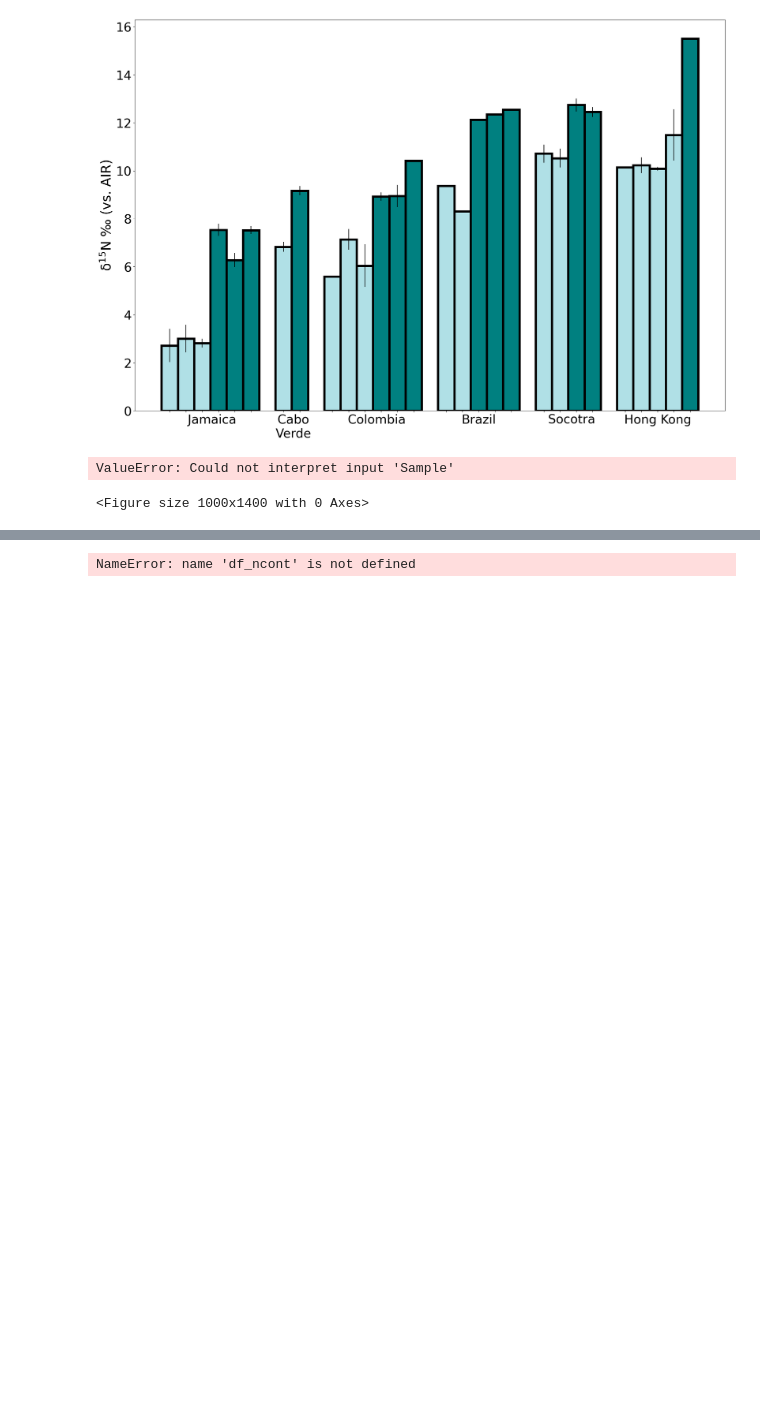
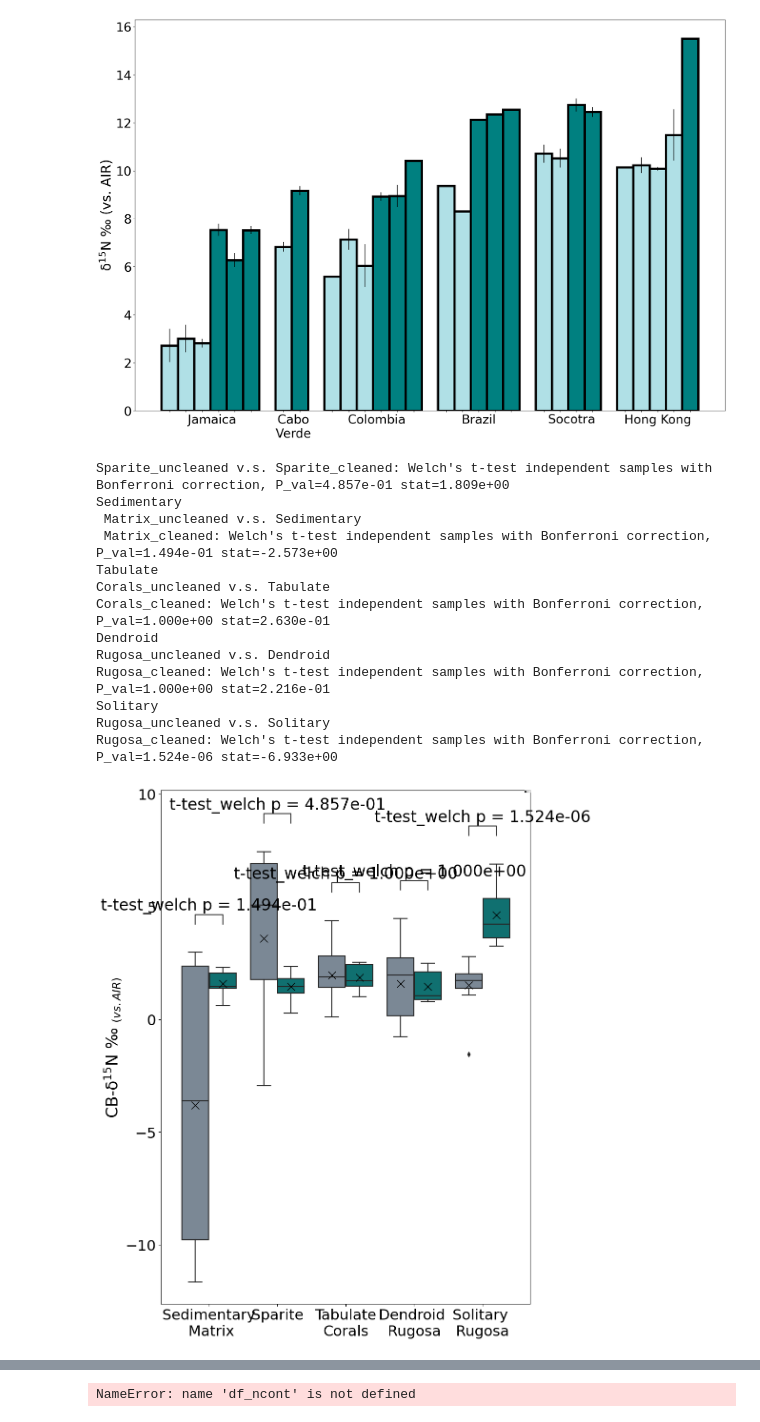
Before and after one commit to marinejon/Coral-Photosymbiosis-on-Mid-Devonian-Reefs, a Jupyter notebook: Devonian Photosymbiosis Manuscript.ipynb, the cells around one changed output, grey strips where cells are left out. Cells and saved outputs as stored; diff of their text form; code cells hidden in the pictures; blank space fills up the shorter version.

```diff
--- a/Devonian Photosymbiosis Manuscript.ipynb
+++ b/Devonian Photosymbiosis Manuscript.ipynb
@@ -345,28 +350,41 @@ plt.text(-0.1, 1.5, 'Symbiont-barren', fontfamily='Times New Roman', rotation=26
 plt.legend(loc='upper right', bbox_to_anchor=(1.46, 1.015), ncol=1, fontsize=20, markerscale=1.5)
 # %%
 ######  Extended Data Fig 4a  #######
+df = pd.read_excel(r'/Users/jonathan.jung/Desktop/A_PhD Folder/Paleozoic Corals/Mid- Devonian Corals/early stage_Devonian Project/Devonian_compilation/Devonian_reduced.xlsx')
 
 plt.rcdefaults()
 
 plt.figure(figsize=(10,14))
 
-my_pal = {"clean": "teal", "unclean": "lightslategrey"}
+my_pal = {"cleaned": "teal", "uncleaned": "lightslategrey"}
 
 
-ax = sns.boxplot(x="Sample", y="d15N ", data=df, hue='Treatment', palette=my_pal, showmeans=True,
+ax = sns.boxplot(x="Sample", y="d15N", data=df, hue='Treatment', palette=my_pal, showmeans=True,
                 meanprops={"marker":"x", "markerfacecolor":"white", "markeredgecolor":"black","markersize":"12"})
 plt.ylabel('CB-δ$^{15}$N \u2030 $_{(vs. AIR)}$', fontsize=24)
 plt.xlabel('', fontsize=24)
 
-add_stat_annotation(ax, data=df, x="Sample", y="d15N ", hue='Treatment',
-                    box_pairs=[(("Sediment", "clean"),("Sediment", "unclean")), (("Sparite", "clean"),("Sparite", "unclean")),
-                              (("Dendroid \nRugosa", "clean"),("Dendroid \nRugosa", "unclean")), (("Tabulate\nCorals", "clean"),("Tabulate\nCorals", "unclean")),
-                              (("Solitary \nRugosa", "clean"),("Solitary \nRugosa", "unclean"))],
-                    test='t-test_welch', text_format='star', loc='inside', verbose=2, fontsize=24)
+add_stat_annotation(ax, data=df, x="Sample", y="d15N", hue='Treatment',
+                    box_pairs=[(("Sedimentary\n Matrix", "cleaned"),("Sedimentary\n Matrix", "uncleaned")), (("Sparite", "cleaned"),("Sparite", "uncleaned")),
+                              (("Dendroid \nRugosa", "cleaned"),("Dendroid \nRugosa", "uncleaned")), (("Tabulate\nCorals", "cleaned"),("Tabulate\nCorals", "uncleaned")),
+                              (("Solitary \nRugosa", "cleaned"),("Solitary \nRugosa", "uncleaned"))],
+                    test='t-test_welch', text_format='full', loc='inside', verbose=2, fontsize=24)
 plt.legend(loc='upper right', fontsize=0)
 ax.tick_params(axis='both', which='major', labelsize=22) #control size of both axis
 # %% [output]
-ValueError: Could not interpret input 'Sample'
+Sparite_uncleaned v.s. Sparite_cleaned: Welch's t-test independent samples with Bonferroni correction, P_val=4.857e-01 stat=1.809e+00
+Sedimentary
+ Matrix_uncleaned v.s. Sedimentary
+ Matrix_cleaned: Welch's t-test independent samples with Bonferroni correction, P_val=1.494e-01 stat=-2.573e+00
+Tabulate
+Corals_uncleaned v.s. Tabulate
+Corals_cleaned: Welch's t-test independent samples with Bonferroni correction, P_val=1.000e+00 stat=2.630e-01
+Dendroid
+Rugosa_uncleaned v.s. Dendroid
+Rugosa_cleaned: Welch's t-test independent samples with Bonferroni correction, P_val=1.000e+00 stat=2.216e-01
+Solitary
+Rugosa_uncleaned v.s. Solitary
+Rugosa_cleaned: Welch's t-test independent samples with Bonferroni correction, P_val=1.524e-06 stat=-6.933e+00
-<Figure size 1000x1400 with 0 Axes>
+[figure, added]
 # %%
 ######  Extended Data Fig 4b  #######
```
Also changed, not shown: parts of 9 cells of this notebook.
